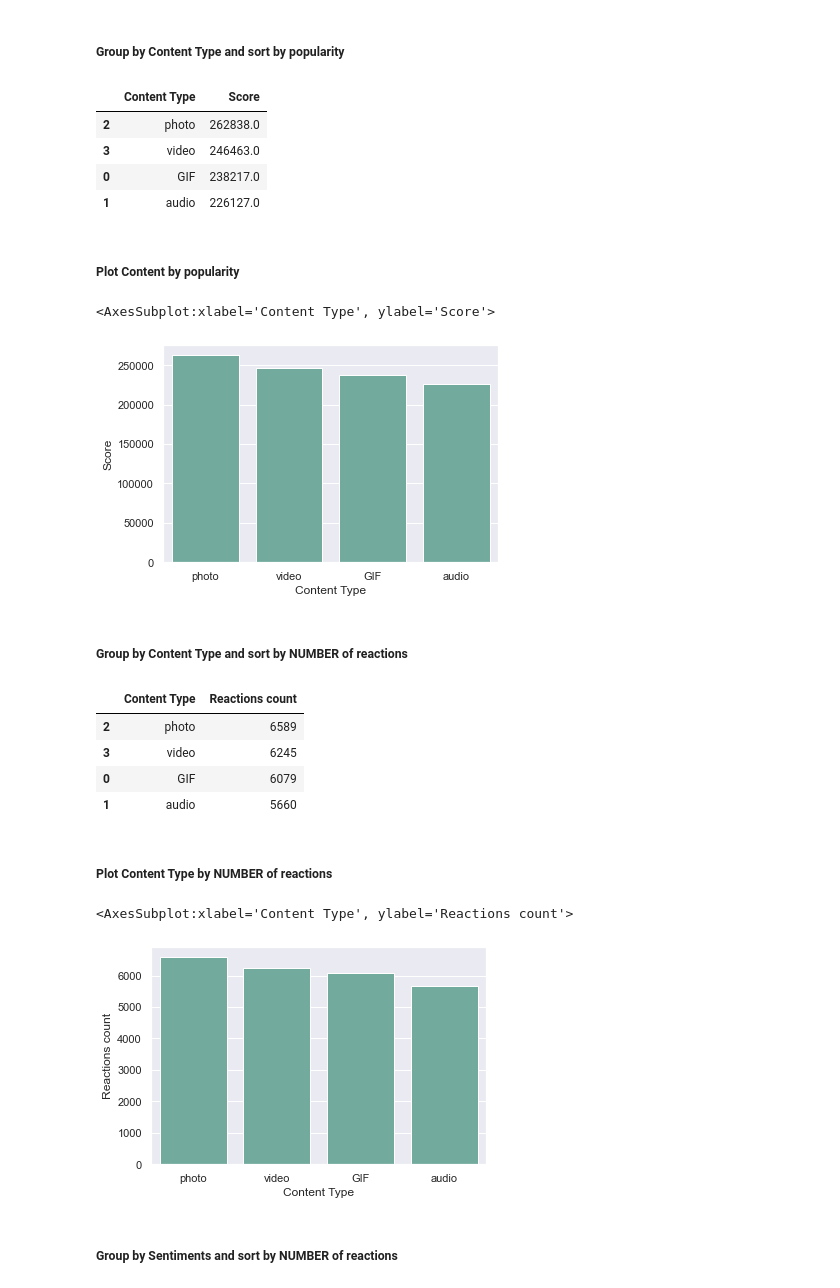
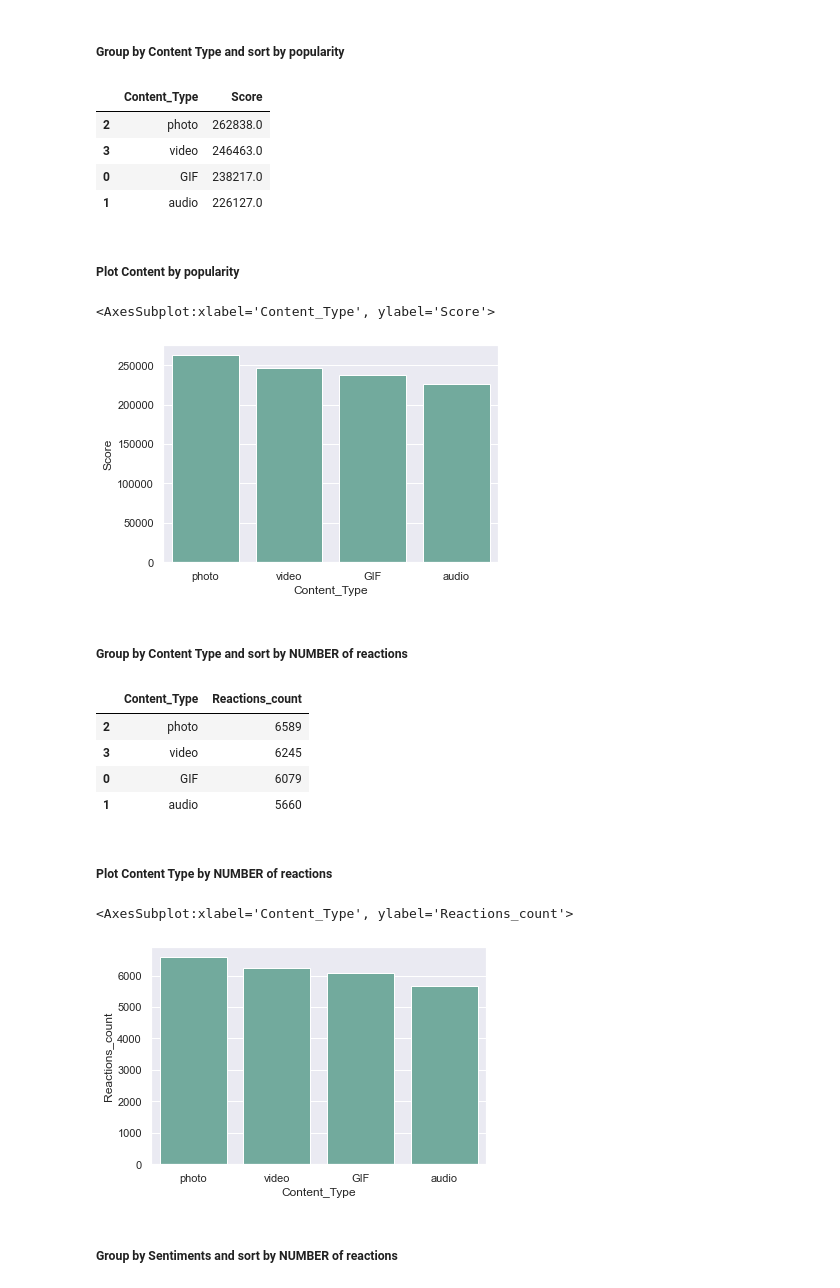
Before and after one commit to deborabastos/accenture_data_analytics, a Jupyter notebook: 2.accenture_data_analysis.ipynb, the cells around one changed output. Cells and saved outputs as stored; diff of their text form; code cells hidden in the pictures.

Commit message:
fixed columns names

```diff
--- a/2.accenture_data_analysis.ipynb
+++ b/2.accenture_data_analysis.ipynb
@@ -85,11 +84,11 @@ sns.barplot(data = pop_categories, y = 'Category', x = 'Score',
 # %% [markdown]
 ##### Group by Content Type and sort by popularity
 # %%
-pop_content = my_data.groupby(by = 'Content Type', as_index= False)['Score'].sum()
+pop_content = my_data.groupby(by = 'Content_Type', as_index= False)['Score'].sum()
 pop_content_sort = pop_content.sort_values("Score", ascending=False)
 pop_content_sort
 # %% [output]
-|  | Content Type | Score |
+|  | Content_Type | Score |
 | 2 | photo | 262838.0 |
 | 3 | video | 246463.0 |
 | 0 | GIF | 238217.0 |
@@ -98,20 +97,20 @@ pop_content_sort
 ##### Plot Content by popularity
 # %%
 plt.figure(figsize=(6,4))
-sns.barplot(data = pop_content_sort, x = 'Content Type', y = 'Score',
+sns.barplot(data = pop_content_sort, x = 'Content_Type', y = 'Score',
             color='#69b3a2')
 # %% [output]
-<AxesSubplot:xlabel='Content Type', ylabel='Score'>
+<AxesSubplot:xlabel='Content_Type', ylabel='Score'>
 [figure]
 # %% [markdown]
 ##### Group by Content Type and sort by NUMBER of reactions
 # %%
-n_content = my_data.groupby(by = 'Content Type', as_index= False)['Score'].count()
-n_content.rename(columns = {'Score':'Reactions count'}, inplace = True)
-n_content_sort = n_content.sort_values("Reactions count", ascending=False)
+n_content = my_data.groupby(by = 'Content_Type', as_index= False)['Score'].count()
+n_content.rename(columns = {'Score':'Reactions_count'}, inplace = True)
+n_content_sort = n_content.sort_values("Reactions_count", ascending=False)
 n_content_sort
 # %% [output]
-|  | Content Type | Reactions count |
+|  | Content_Type | Reactions_count |
 | 2 | photo | 6589 |
 | 3 | video | 6245 |
 | 0 | GIF | 6079 |
@@ -120,11 +119,11 @@ n_content_sort
 ##### Plot Content Type by NUMBER of reactions
 # %%
 plt.figure(figsize=(6,4))
-sns.barplot(data = n_content_sort, x = 'Content Type', y = 'Reactions count',
+sns.barplot(data = n_content_sort, x = 'Content_Type', y = 'Reactions_count',
             color='#69b3a2')
 # %% [output]
-<AxesSubplot:xlabel='Content Type', ylabel='Reactions count'>
+<AxesSubplot:xlabel='Content_Type', ylabel='Reactions_count'>
-[figure, old version]
+[figure, new version]
 # %% [markdown]
 ##### Group by Sentiments and sort by NUMBER of reactions
 # %%
```
Also changed, not shown: parts of 8 cells of this notebook, 2 other files.
